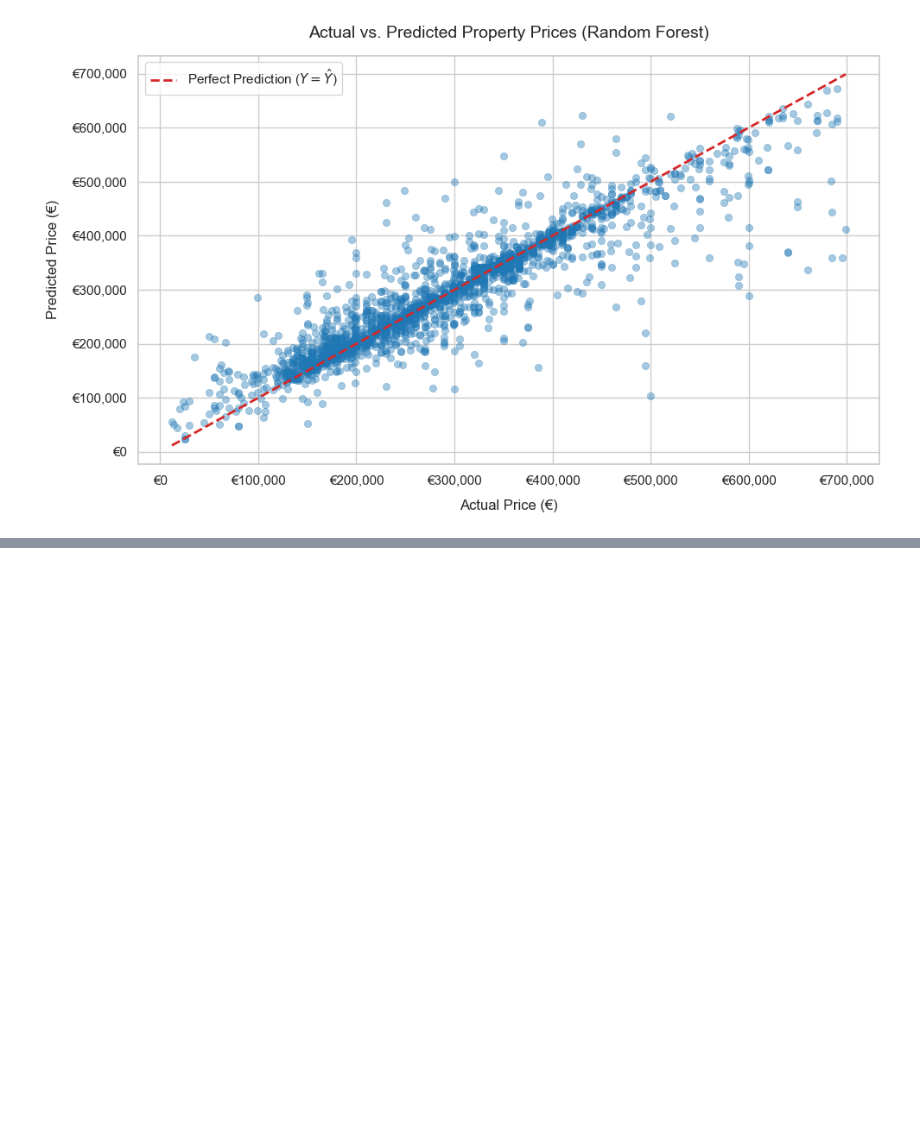
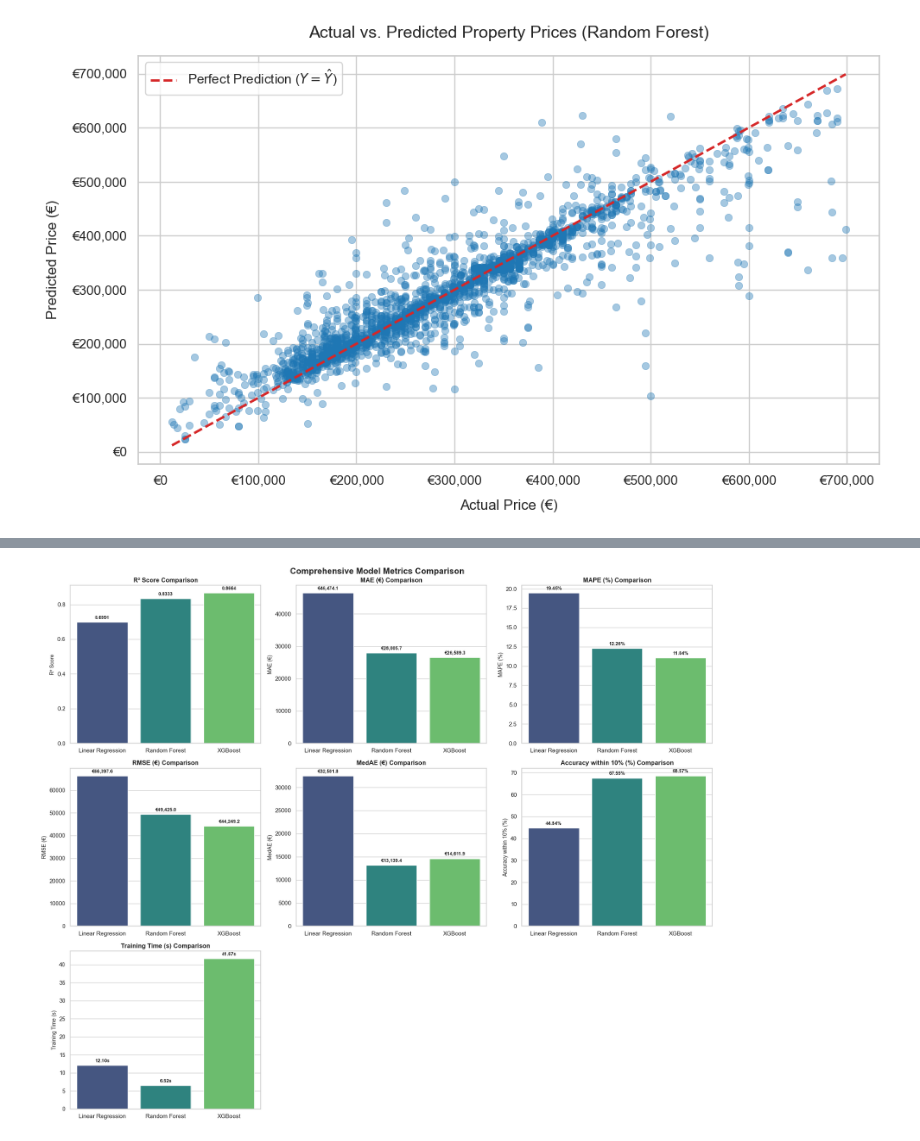
Before and after one commit to tmvmonteiro/IA-Project-2, a Jupyter notebook: main.ipynb, the cells around one changed output, grey strips where cells are left out. Saved outputs shown, nothing was run; the diff lists cells and outputs as text; code cells hidden in the pictures; blank space fills up the shorter version.

```diff
--- a/main.ipynb
+++ b/main.ipynb
@@ -649,0 +805,51 @@ plt.close()
+# %%
+# Compara the above learning models with each other
+
+sns.set_theme(style="whitegrid")
+
+metrics_data = {
+    'Model': ['Linear Regression', 'Random Forest', 'XGBoost'],
+    'R² Score': [r2_linear, r2_forest, r2_xgboost],
+    'MAE (€)': [mae_linear, mae_forest, mae_xgboost],
+    'MAPE (%)': [mape_linear, mape_forest, mape_xgboost],
+    'RMSE (€)': [rmse_linear, rmse_forest, rmse_xgboost],
+    'MedAE (€)': [medae_linear, medae_forest, medae_xgboost],
+    'Accuracy within 10% (%)': [within_10_pct_linear, within_10_pct_forest, within_10_pct_xgboost],
+    'Training Time (s)': [linear_train_time, forest_train_time, xgboost_train_time]
+}
+
+df_metrics = pd.DataFrame(metrics_data)
+metrics_list = ['R² Score', 'MAE (€)', 'MAPE (%)', 'RMSE (€)', 'MedAE (€)', 'Accuracy within 10% (%)', 'Training Time (s)']
+
+fig, axes = plt.subplots(3, 3, figsize=(18, 15))
+axes = axes.flatten()
+
+for i, metric in enumerate(metrics_list):
+    ax = axes[i]
+
+    ascending_flag = metric in ['MAE (€)', 'MAPE (%)', 'RMSE (€)', 'MedAE (€)', 'Training Time (s)']
+
+    sns.barplot(x='Model', y=metric, data=df_metrics, hue='Model', palette='viridis', legend=False, ax=ax)
+    ax.set_title(f'{metric} Comparison', fontsize=12, weight='bold')
+    ax.set_xlabel('', fontsize=10)
+    ax.set_ylabel(metric, fontsize=10)
+
+    for p in ax.patches:
+        val = p.get_height()
+        if '€' in metric:
+            label = f"€{val:,.1f}"
+        elif '%' in metric:
+            label = f"{val:.2f}%"
+        else:
+            label = f"{val:.4f}" if 'R²' in metric else f"{val:.2f}s"
+        ax.annotate(label, (p.get_x() + p.get_width() / 2., val),
+                    ha='center', va='center', xytext=(0, 8), textcoords='offset points', fontsize=9, weight='bold')
+
+for j in range(len(metrics_list), len(axes)):
+    fig.delaxes(axes[j])
+
+plt.suptitle('Comprehensive Model Metrics Comparison', fontsize=16, weight='bold', y=0.98)
+plt.tight_layout()
+plt.show()
+# %% [output]
+[figure, added]
```
Also changed, not shown: parts of 9 cells of this notebook.
